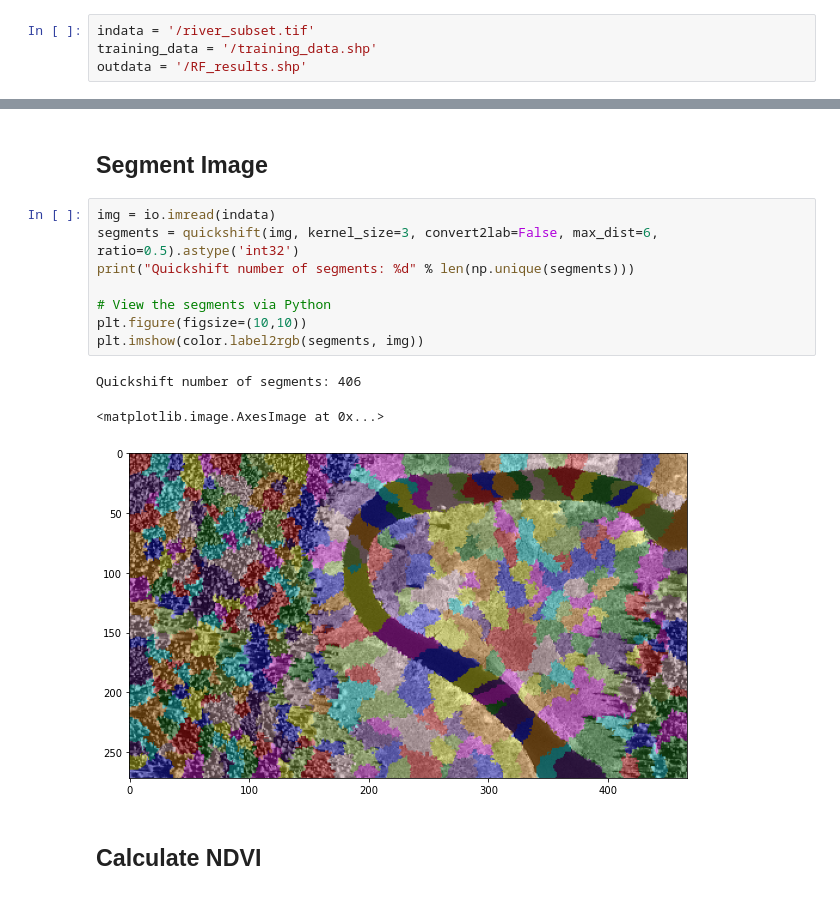
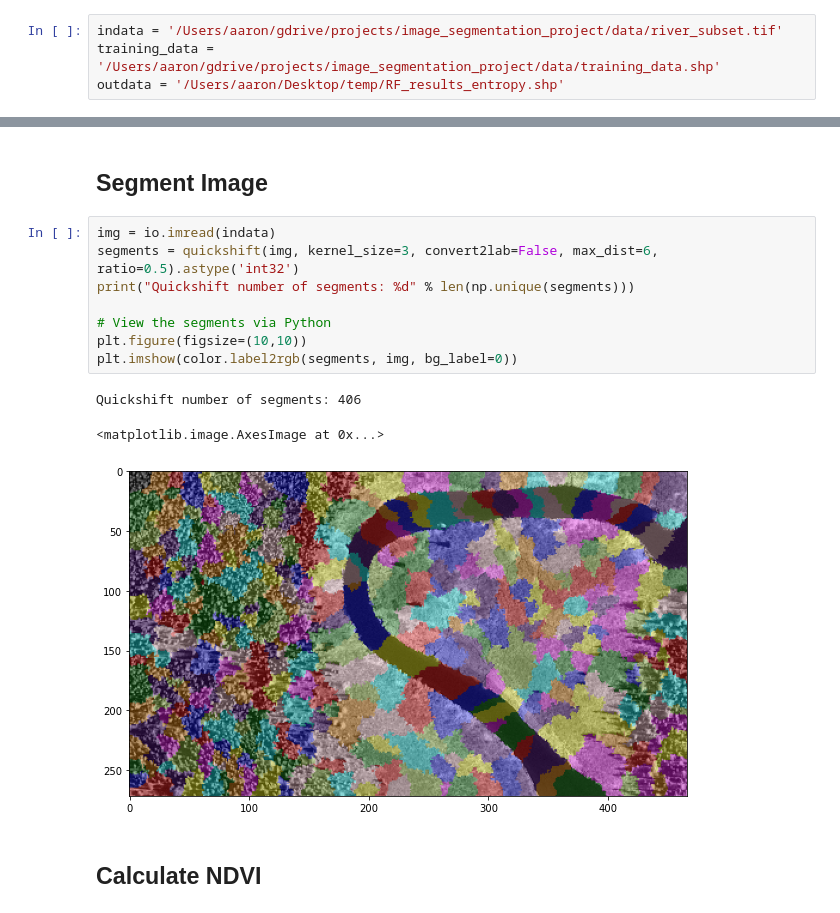
Before and after one commit to redfoxgis/image-segmentation-classification, a Jupyter notebook: image_segmentation_classification.ipynb, the cells around one changed output, grey strips where cells are left out. Saved outputs shown, nothing was run; the diff lists cells and outputs as text.

Commit message:
added training data and input image and improved code by adding visualizations and feature importance figure

```diff
--- a/image_segmentation_classification.ipynb
+++ b/image_segmentation_classification.ipynb
@@ -20,9 +23,9 @@ import geopandas as gpd
 from shapely.geometry import shape
 from sklearn.ensemble import RandomForestClassifier
 # %%
-indata = '/river_subset.tif'
-training_data = '/training_data.shp'
-outdata = '/RF_results.shp'
+indata = '/Users/aaron/gdrive/projects/image_segmentation_project/data/river_subset.tif'
+training_data = '/Users/aaron/gdrive/projects/image_segmentation_project/data/training_data.shp'
+outdata = '/Users/aaron/Desktop/temp/RF_results_entropy.shp'
 # %% [markdown]
 ## Read image and calculate statistics
 # %%
@@ -45,15 +48,15 @@ affine = dataset.transform#.to_gdal()
 # %%
 img = io.imread(indata)
 segments = quickshift(img, kernel_size=3, convert2lab=False, max_dist=6, ratio=0.5).astype('int32')
 print("Quickshift number of segments: %d" % len(np.unique(segments)))
 
 # View the segments via Python
 plt.figure(figsize=(10,10))
-plt.imshow(color.label2rgb(segments, img))
+plt.imshow(color.label2rgb(segments, img, bg_label=0))
 # %% [output]
 Quickshift number of segments: 406
 <matplotlib.image.AxesImage at 0x...>
-[figure, old version]
+[figure, new version]
 # %% [markdown]
 ## Calculate NDVI
 # %%
```
Also changed, not shown: parts of 26 cells of this notebook, 8 other files.
